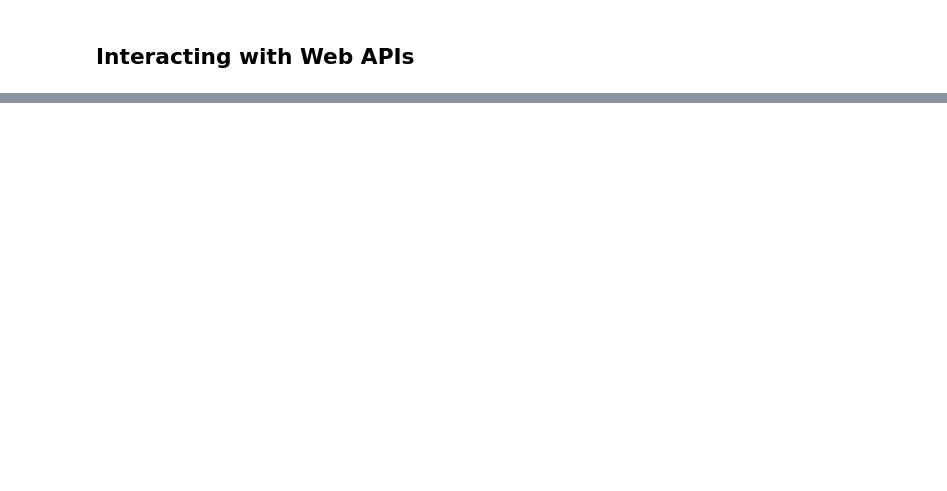
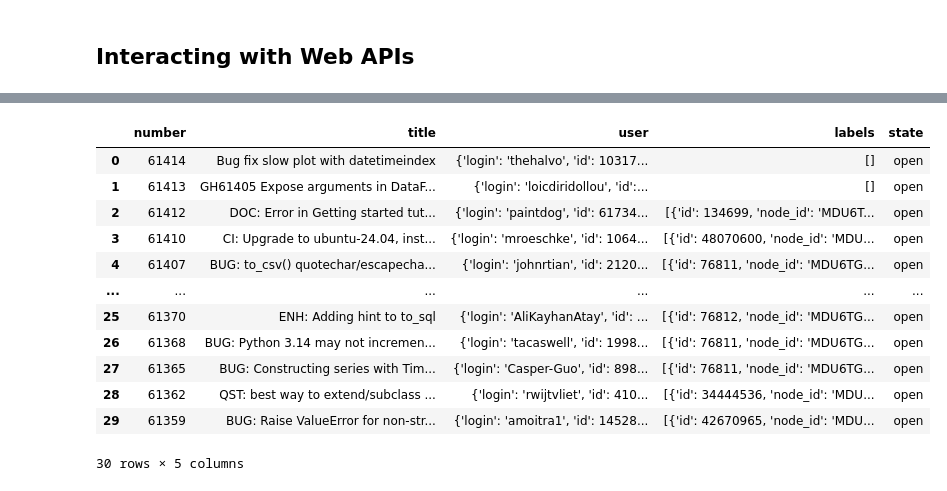
Before and after one commit to nghiaagent/2025-pydata-book, a Jupyter notebook: ipynb/chapter_6.ipynb, the cells around one changed output, grey strips where cells are left out. Cells and saved outputs as stored; diff of their text form; code cells hidden in the pictures; blank space fills up the shorter version.

```diff
--- a/ipynb/chapter_6.ipynb
+++ b/ipynb/chapter_6.ipynb
@@ -679,0 +684,7 @@ Name: a, Length: 100, dtype: float64
+# %%
+# Example: Last 30 GitHub issues for pandas
+response = requests.get("https://api.github.com/repos/pandas-dev/pandas/issues")
+response.raise_for_status()
+
+# Response 200 is good
+response
@@ -679,0 +695,3 @@ Name: a, Length: 100, dtype: float64
+# %%
+data = response.json()
+data
@@ -679,0 +737,18 @@ Name: a, Length: 100, dtype: float64
+# %%
+# Create DataFrame from data
+issues = pd.DataFrame(data, columns=["number", "title", "user", "labels", "state"])
+issues
+# %% [output]
+|  | number | title | user | labels | state |
+| 0 | 61414 | Bug fix slow plot with datetimeindex | {'login': 'thehalvo', 'id': 10317... | [] | open |
+| 1 | 61413 | GH61405 Expose arguments in DataF... | {'login': 'loicdiridollou', 'id':... | [] | open |
+| 2 | 61412 | DOC: Error in Getting started tut... | {'login': 'paintdog', 'id': 61734... | [{'id': 134699, 'node_id': 'MDU6T... | open |
+| 3 | 61410 | CI: Upgrade to ubuntu-24.04, inst... | {'login': 'mroeschke', 'id': 1064... | [{'id': 48070600, 'node_id': 'MDU... | open |
+| 4 | 61407 | BUG: to_csv() quotechar/escapecha... | {'login': 'johnrtian', 'id': 2120... | [{'id': 76811, 'node_id': 'MDU6TG... | open |
+| ... | ... | ... | ... | ... | ... |
+| 25 | 61370 | ENH: Adding hint to to_sql | {'login': 'AliKayhanAtay', 'id': ... | [{'id': 76812, 'node_id': 'MDU6TG... | open |
+| 26 | 61368 | BUG: Python 3.14 may not incremen... | {'login': 'tacaswell', 'id': 1998... | [{'id': 76811, 'node_id': 'MDU6TG... | open |
+| 27 | 61365 | BUG: Constructing series with Tim... | {'login': 'Casper-Guo', 'id': 898... | [{'id': 76811, 'node_id': 'MDU6TG... | open |
+| 28 | 61362 | QST: best way to extend/subclass ... | {'login': 'rwijtvliet', 'id': 410... | [{'id': 34444536, 'node_id': 'MDU... | open |
+| 29 | 61359 | BUG: Raise ValueError for non-str... | {'login': 'amoitra1', 'id': 14528... | [{'id': 42670965, 'node_id': 'MDU... | open |
+30 rows × 5 columns
```
Also changed, not shown: parts of 20 cells of this notebook.
